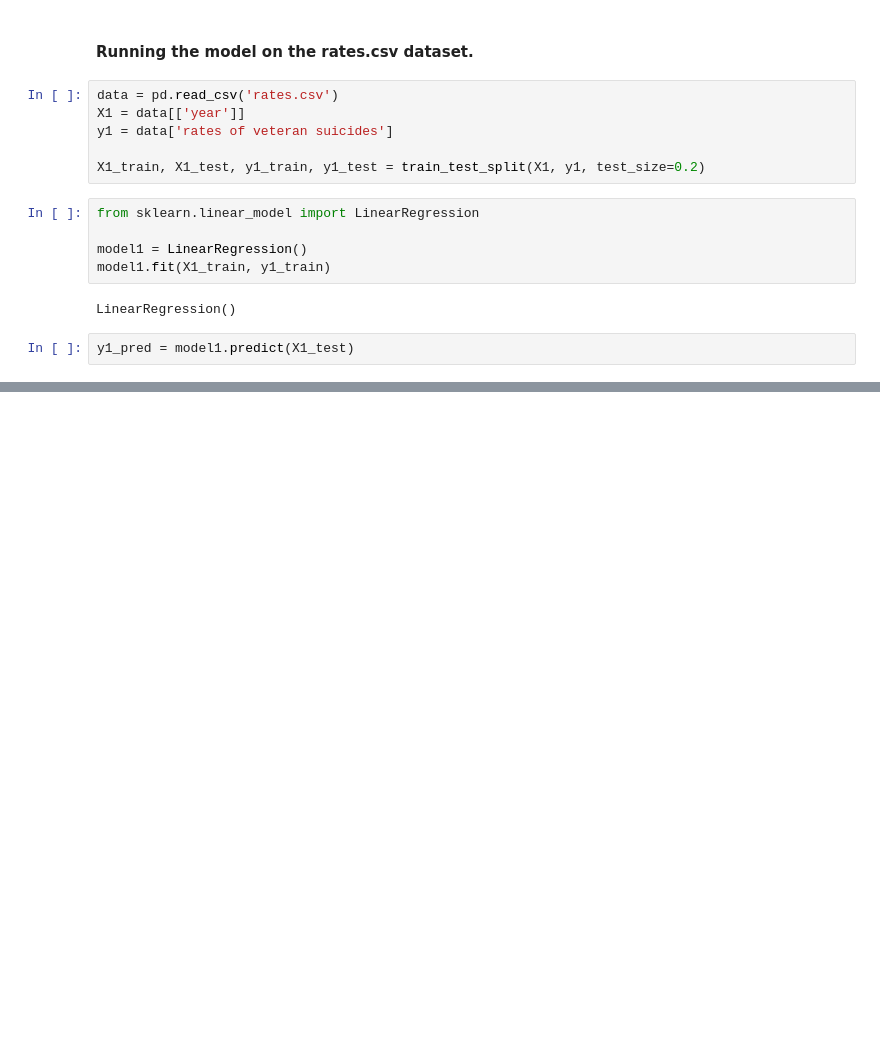
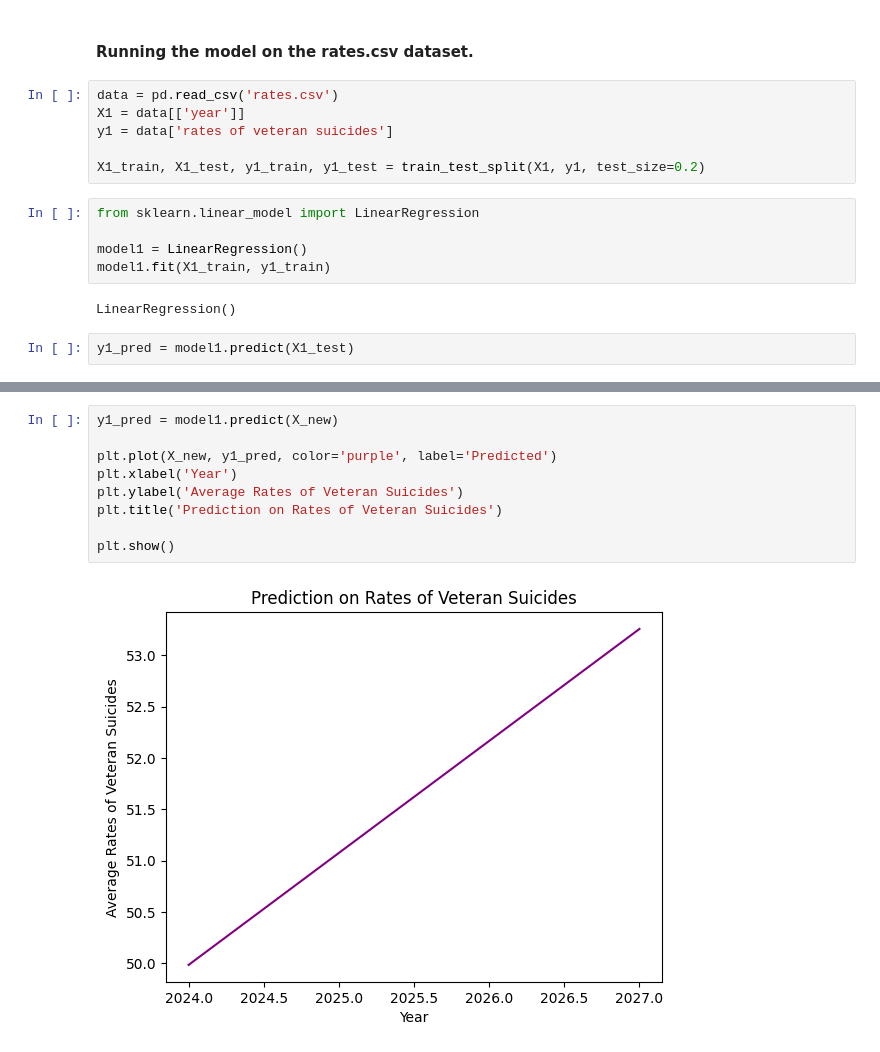
Before and after one commit to LuciMcD/Capstone-Project-MCDANIEL, a Jupyter notebook: LinearRegressionModel.ipynb, the cells around one changed output, grey strips where cells are left out. Drawn from its saved outputs; the diff is of its cells as text; blank space fills up the shorter version.

Commit message:
adding to the Linear Reg. Model

```diff
--- a/LinearRegressionModel.ipynb
+++ b/LinearRegressionModel.ipynb
@@ -128,0 +129,11 @@ plt.show()
+# %%
+y1_pred = model1.predict(X_new)
+
+plt.plot(X_new, y1_pred, color='purple', label='Predicted')
+plt.xlabel('Year')
+plt.ylabel('Average Rates of Veteran Suicides')
+plt.title('Prediction on Rates of Veteran Suicides')
+
+plt.show()
+# %% [output]
+[figure, added]
```
Also changed, not shown: parts of 7 cells of this notebook, 1 other file.
